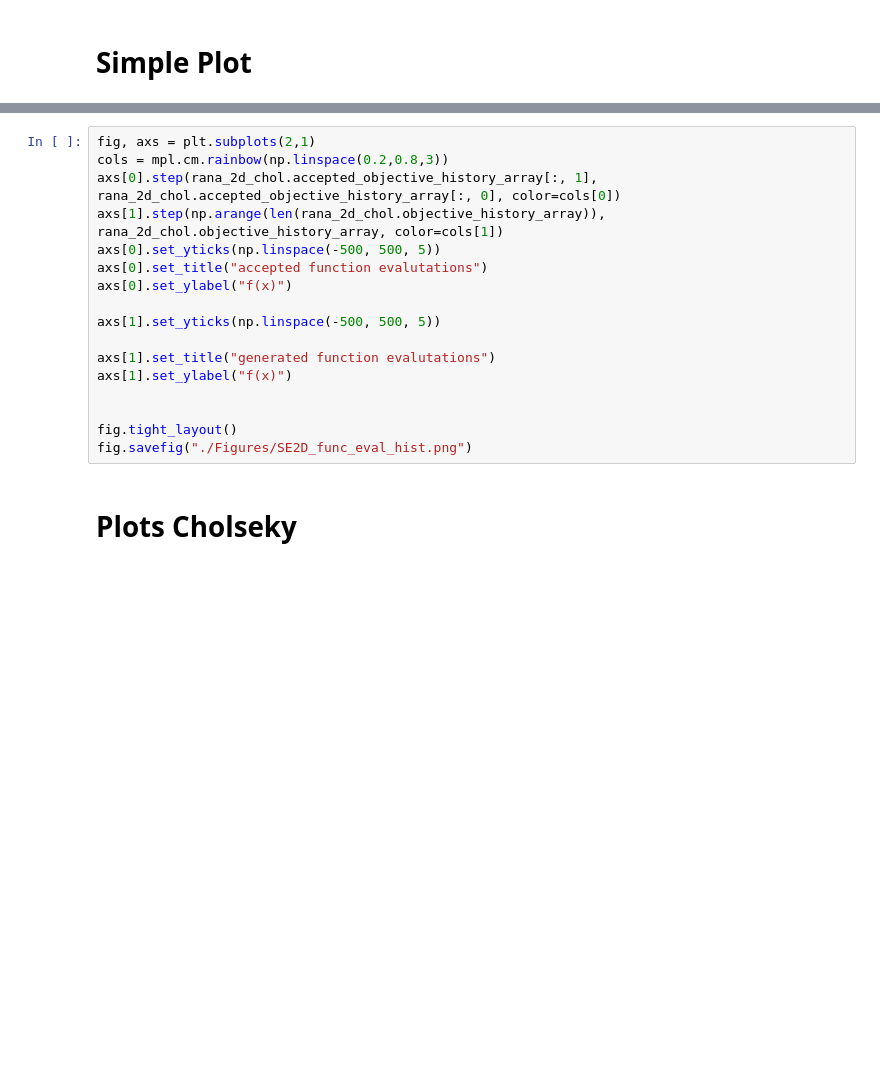
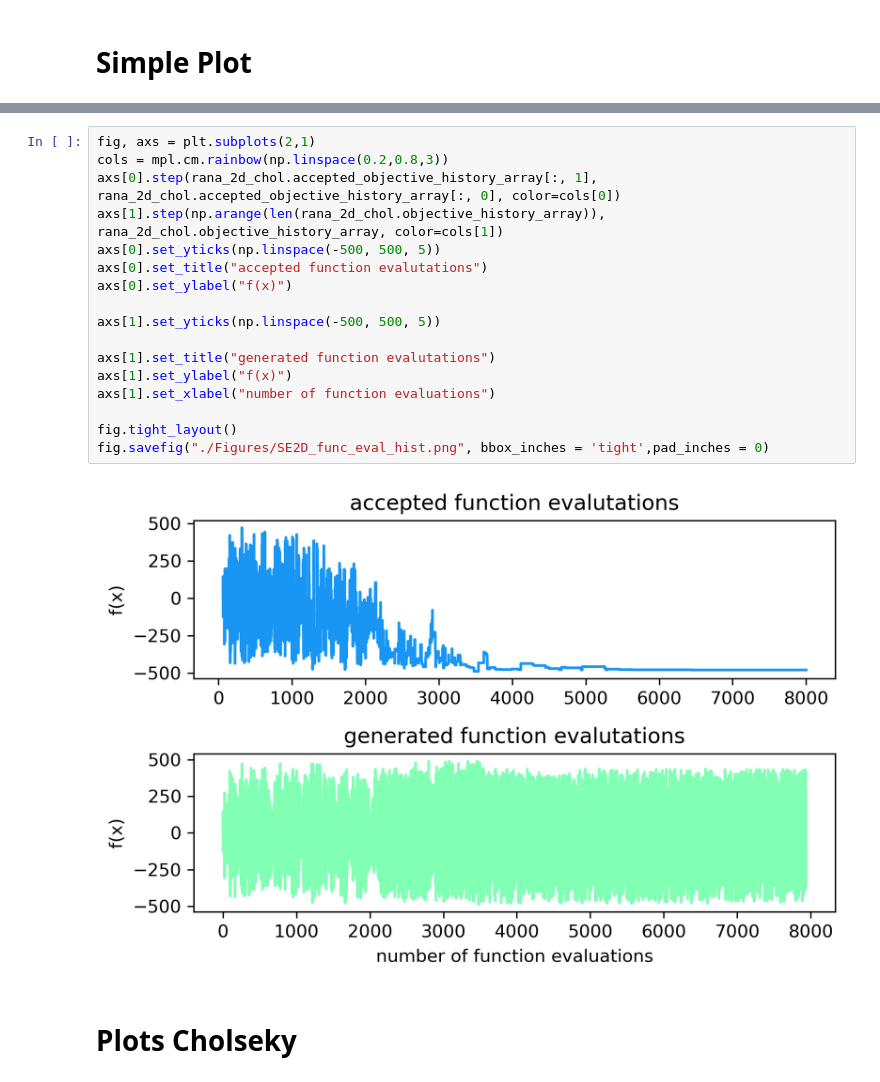
Before and after one commit to lollcat/Metaheuristic_optimisation, a Jupyter notebook: Simlated_Annealing_Notebooks/2D_report.ipynb, the cells around one changed output, grey strips where cells are left out. Saved outputs shown, nothing was run; the diff lists cells and outputs as text; blank space fills up the shorter version.

```diff
--- a/Simlated_Annealing_Notebooks/2D_report.ipynb
+++ b/Simlated_Annealing_Notebooks/2D_report.ipynb
@@ -200,20 +145,22 @@ fig.savefig("./Figures/SE2D_temp_prob.png")
 # %%
 fig, axs = plt.subplots(2,1)
 cols = mpl.cm.rainbow(np.linspace(0.2,0.8,3))
 axs[0].step(rana_2d_chol.accepted_objective_history_array[:, 1], rana_2d_chol.accepted_objective_history_array[:, 0], color=cols[0])
 axs[1].step(np.arange(len(rana_2d_chol.objective_history_array)), rana_2d_chol.objective_history_array, color=cols[1])
 axs[0].set_yticks(np.linspace(-500, 500, 5))
 axs[0].set_title("accepted function evalutations")
 axs[0].set_ylabel("f(x)")
 
 axs[1].set_yticks(np.linspace(-500, 500, 5))
 
 axs[1].set_title("generated function evalutations")
 axs[1].set_ylabel("f(x)")
-
+axs[1].set_xlabel("number of function evaluations")
 
 fig.tight_layout()
-fig.savefig("./Figures/SE2D_func_eval_hist.png")
+fig.savefig("./Figures/SE2D_func_eval_hist.png", bbox_inches = 'tight',pad_inches = 0)
+# %% [output]
+[figure, added]
 # %% [markdown]
 # Plots Cholseky
 # %%
```
Also changed, not shown: parts of 14 cells of this notebook, 33 other files.
